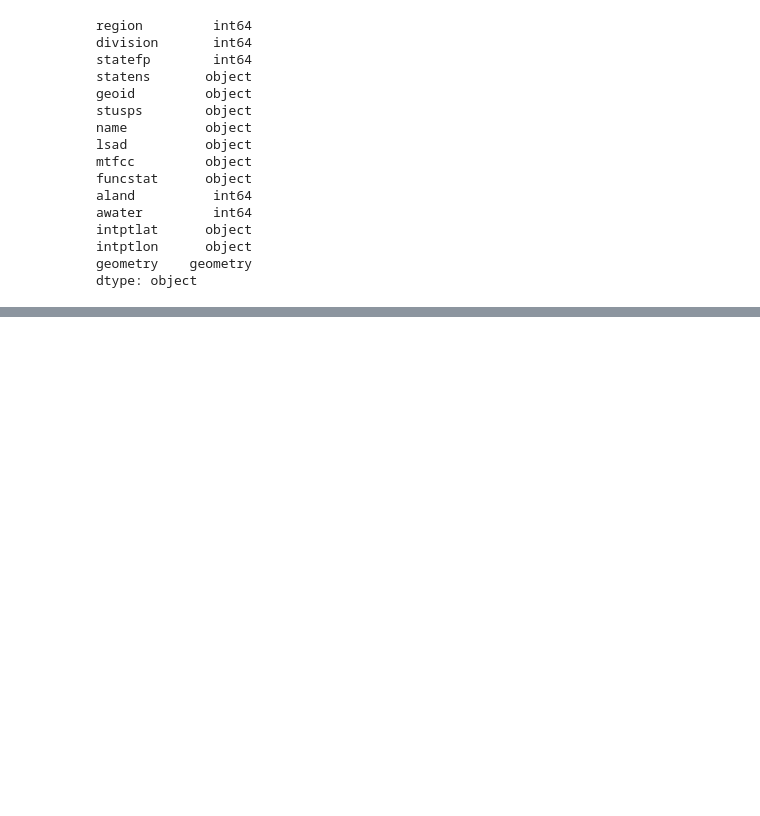
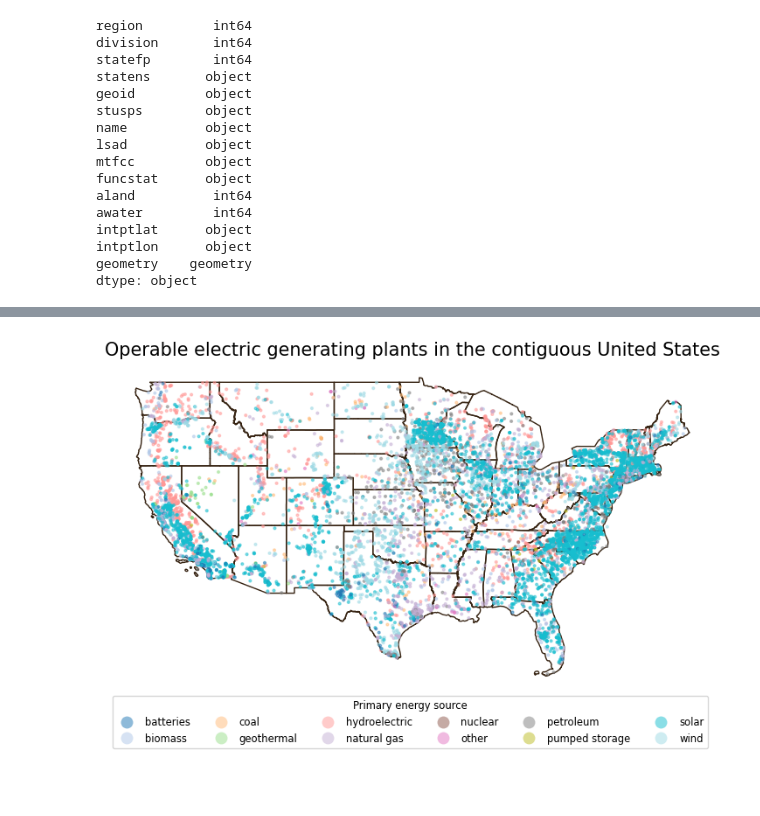
Before and after one commit to austinmartinez12/eds220-2025-in-class, a Jupyter notebook: week5/tuesday.ipynb, the cells around one changed output, grey strips where cells are left out. Drawn from its saved outputs; the diff is of its cells as text; code cells hidden in the pictures; blank space fills up the shorter version.

```diff
--- a/week5/tuesday.ipynb
+++ b/week5/tuesday.ipynb
@@ -185,0 +223,36 @@ dtype: object
+# %%
+fig, ax = plt.subplots(figsize=(9, 5)) # Update figure size
+
+# Remove the axis for a cleaner map
+ax.axis('off')
+
+# Title for the plot
+ax.set_title('Operable electric generating plants in the contiguous United States',
+              fontsize=15)
+
+# Add states
+contiguous.plot(ax=ax,
+               color='none',
+               edgecolor='#362312')
+
+# Add electric power plants colored by energy source
+power_plants.plot(ax=ax,
+                  column='primsource',
+                  legend=True,
+                  markersize=4,
+                  cmap='tab20',
+                  alpha=0.5,
+                  legend_kwds={
+                      'title': 'Primary energy source',
+                      'title_fontsize': 'small',
+                      'fontsize': 'small',
+                      'loc': 'upper left',
+                      'bbox_to_anchor': (0, 0),
+                      'ncol': 6
+                  })
+
+plt.show()
+# %% [output]
+[figure, added]
+# %% [markdown]
+##
```
Also changed, not shown: parts of 20 cells of this notebook.
